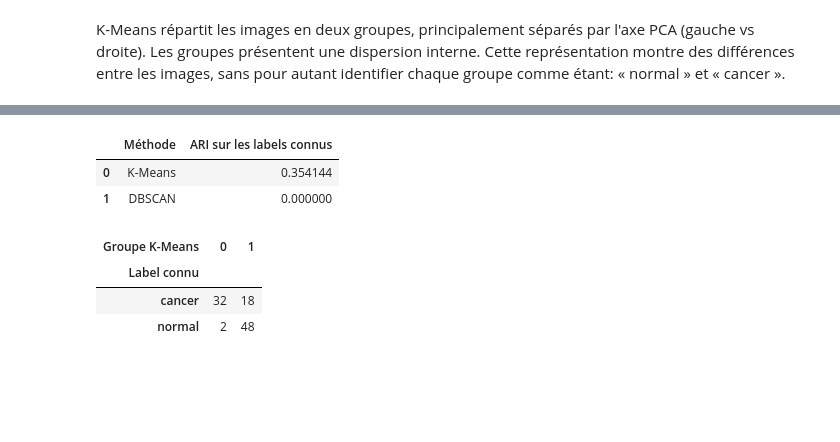
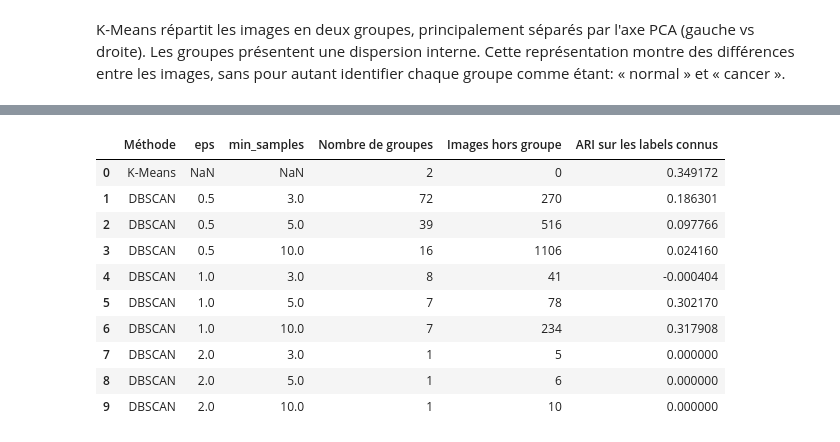
Before and after one commit to Lockeff/Labellisez-et-appliquez-des-approches-semi-supervis-es-en-traitement-d-images, a Jupyter notebook: 01_exploration_dataset.ipynb, the cells around one changed output, grey strips where cells are left out. Drawn from its saved outputs; the diff is of its cells as text; code cells hidden in the pictures; blank space fills up the shorter version.

```diff
--- a/01_exploration_dataset.ipynb
+++ b/01_exploration_dataset.ipynb
@@ -345,0 +349,17 @@ Conclusion
+# %%
+nombre_images_avant = len(chemins_images)
+
+# Récupérer les chemins des copies supplémentaires.
+copies_a_ecarter = {
+    copie for premiere_image, copie in doublons
+}
+
+# Conserver uniquement la première occurrence de chaque image.
+chemins_images = [
+    chemin for chemin in chemins_images
+    if chemin not in copies_a_ecarter
+]
+
+print("Images avant filtrage :", nombre_images_avant)
+print("Copies écartées :", nombre_images_avant - len(chemins_images))
+print("Images conservées pour l'étape 2 :", len(chemins_images))
@@ -616,28 +648,48 @@ Le tableau croisé affiche aussi combien d'images `normal` et `cancer` se trouve
 # %%
 labels_reference = donnees_fortes["label_fort"]
 selection_forte = masque_fort.to_numpy()
 
-ari_kmeans = adjusted_rand_score(labels_reference, groupes_kmeans[selection_forte])
-ari_dbscan = adjusted_rand_score(labels_reference, groupes_dbscan[selection_forte])
+ari_kmeans = adjusted_rand_score(
+    labels_reference,
+    groupes_kmeans[selection_forte]
+)
 
-scores_ari = pd.DataFrame({
-    "Méthode": ["K-Means", "DBSCAN"],
-    "ARI sur les labels connus": [ari_kmeans, ari_dbscan],
-})
+resultats_ari = [{
+    "Méthode": "K-Means",
+    "eps": None,
+    "min_samples": None,
+    "Nombre de groupes": len(set(groupes_kmeans)),
+    "Images hors groupe": 0,
+    "ARI sur les labels connus": ari_kmeans,
+}]
+
+for essai in essais_dbscan:
+    ari_essai = adjusted_rand_score(
+        labels_reference,
+        essai["groupes"][selection_forte]
+    )
+
+    resultats_ari.append({
+        "Méthode": "DBSCAN",
+        "eps": essai["eps"],
+        "min_samples": essai["min_samples"],
+        "Nombre de groupes": essai["nombre_groupes"],
+        "Images hors groupe": essai["nombre_hors_groupe"],
+        "ARI sur les labels connus": ari_essai,
+    })
+
+scores_ari = pd.DataFrame(resultats_ari)
 display(scores_ari)
-
-display(pd.crosstab(
-    labels_reference,
-    groupes_kmeans[selection_forte],
-    rownames=["Label connu"],
-    colnames=["Groupe K-Means"],
-))
 # %% [output]
-|  | Méthode | ARI sur les labels connus |
-| 0 | K-Means | 0.354144 |
-| 1 | DBSCAN | 0.000000 |
+|  | Méthode | eps | min_samples | Nombre de groupes | Images hors groupe | ARI sur les labels connus |
+| 0 | K-Means | NaN | NaN | 2 | 0 | 0.349172 |
+| 1 | DBSCAN | 0.5 | 3.0 | 72 | 270 | 0.186301 |
+| 2 | DBSCAN | 0.5 | 5.0 | 39 | 516 | 0.097766 |
+| 3 | DBSCAN | 0.5 | 10.0 | 16 | 1106 | 0.024160 |
+| 4 | DBSCAN | 1.0 | 3.0 | 8 | 41 | -0.000404 |
+| 5 | DBSCAN | 1.0 | 5.0 | 7 | 78 | 0.302170 |
+| 6 | DBSCAN | 1.0 | 10.0 | 7 | 234 | 0.317908 |
+| 7 | DBSCAN | 2.0 | 3.0 | 1 | 5 | 0.000000 |
+| 8 | DBSCAN | 2.0 | 5.0 | 1 | 6 | 0.000000 |
+| 9 | DBSCAN | 2.0 | 10.0 | 1 | 10 | 0.000000 |
-| Groupe K-Means | 0 | 1 |
-| Label connu |  |  |
-| cancer | 32 | 18 |
-| normal | 2 | 48 |
 # %% [markdown]
```
Also changed, not shown: parts of 41 cells of this notebook, 2 other files.
